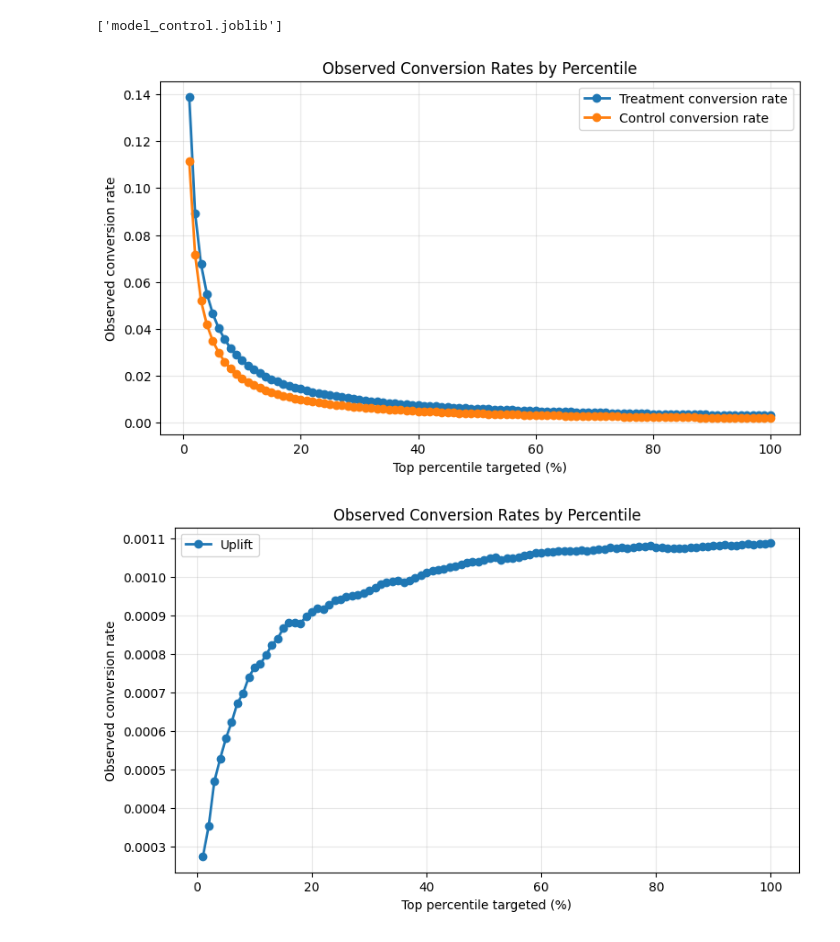
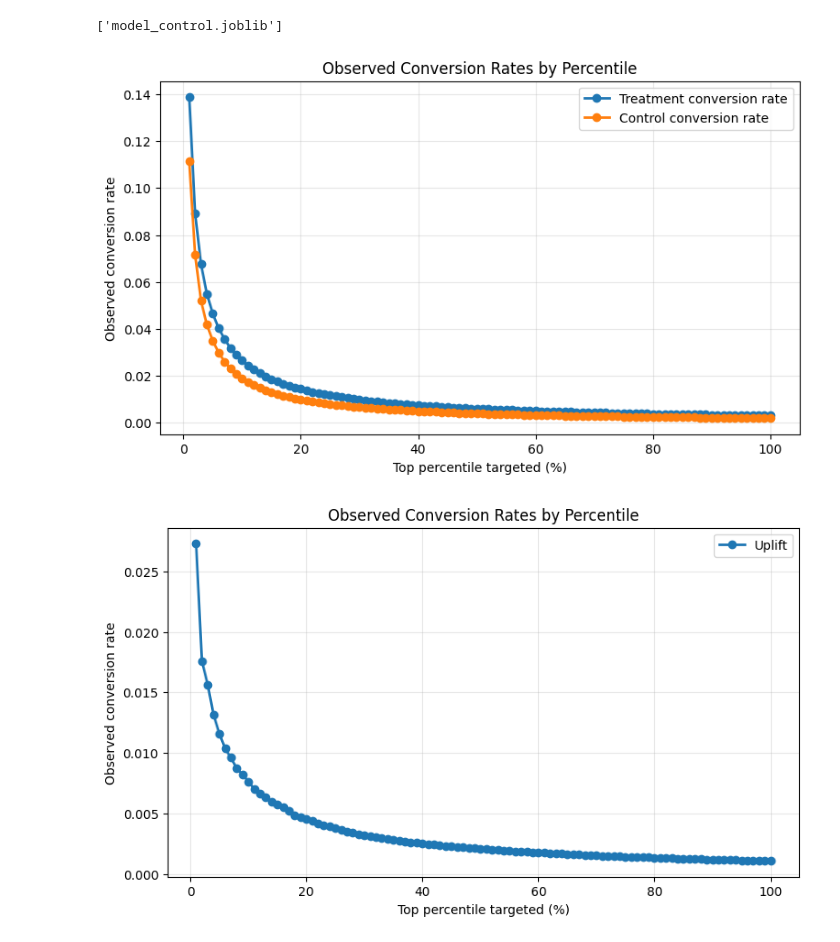
Before and after one commit to IvanMIbarburu/Uplift_marketing_proyect, a Jupyter notebook: notebooks/03_two_model_uplift.ipynb, the cells around one changed output. Saved outputs shown, nothing was run; the diff lists cells and outputs as text; code cells hidden in the pictures.

```diff
--- a/notebooks/03_two_model_uplift.ipynb
+++ b/notebooks/03_two_model_uplift.ipynb
@@ -322,30 +322,31 @@ control_rates = np.array(control_rates)
 # %%
 plt.figure(figsize=(9,5))
 
 plt.plot(percentiles*100, treat_rates, label="Treatment conversion rate", linewidth=2, marker = 'o')
 plt.plot(percentiles*100, control_rates, label="Control conversion rate", linewidth=2, marker = 'o')
 
 plt.xlabel("Top percentile targeted (%)")
 plt.ylabel("Observed conversion rate")
 plt.title("Observed Conversion Rates by Percentile")
 plt.legend()
 plt.grid(alpha=0.3)
 
 plt.show()
 
 
 plt.figure(figsize=(9,5))
 
-plt.plot(percentiles*100, (treat_rates - control_rates)*percentiles, label="Uplift", linewidth=2, marker = 'o')
+# plt.plot(percentiles*100, (treat_rates - control_rates)*percentiles, label="Uplift", linewidth=2, marker = 'o')
+plt.plot(percentiles*100, (treat_rates - control_rates), label="Uplift", linewidth=2, marker = 'o')
 
 plt.xlabel("Top percentile targeted (%)")
 plt.ylabel("Observed conversion rate")
 plt.title("Observed Conversion Rates by Percentile")
 plt.legend()
 plt.grid(alpha=0.3)
 # plt.ylim(0, 0.004)
 
 plt.show()
 # %% [output]
 [figure]
-[figure, old version]
+[figure, new version]
```
Also changed, not shown: 2 other files.
